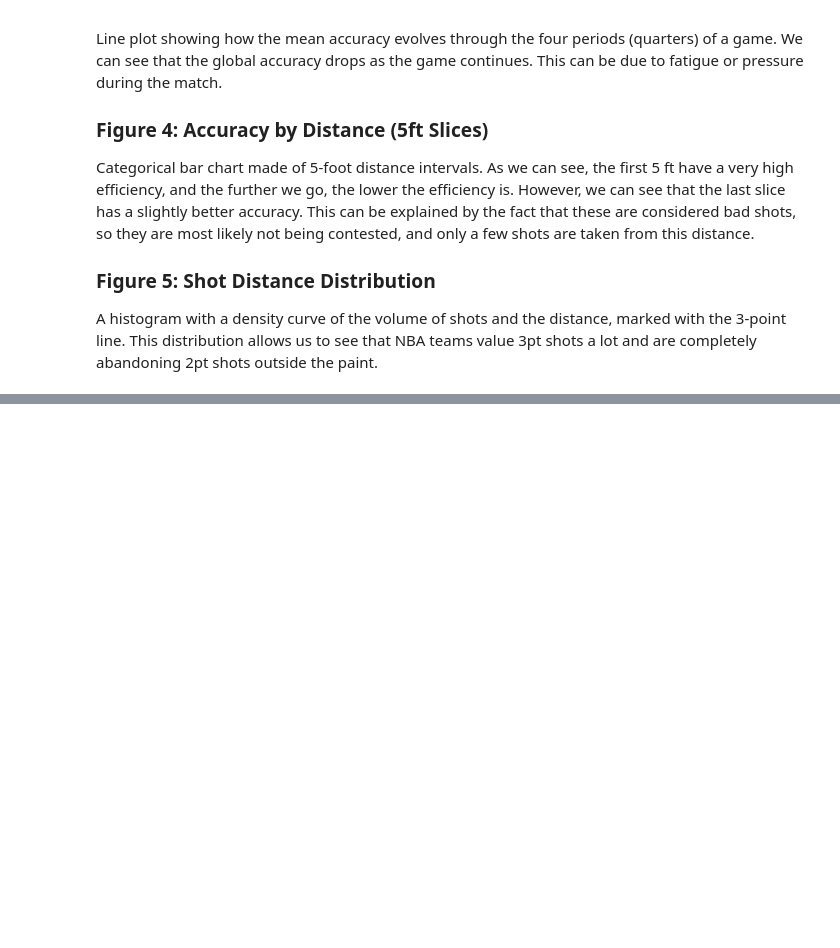
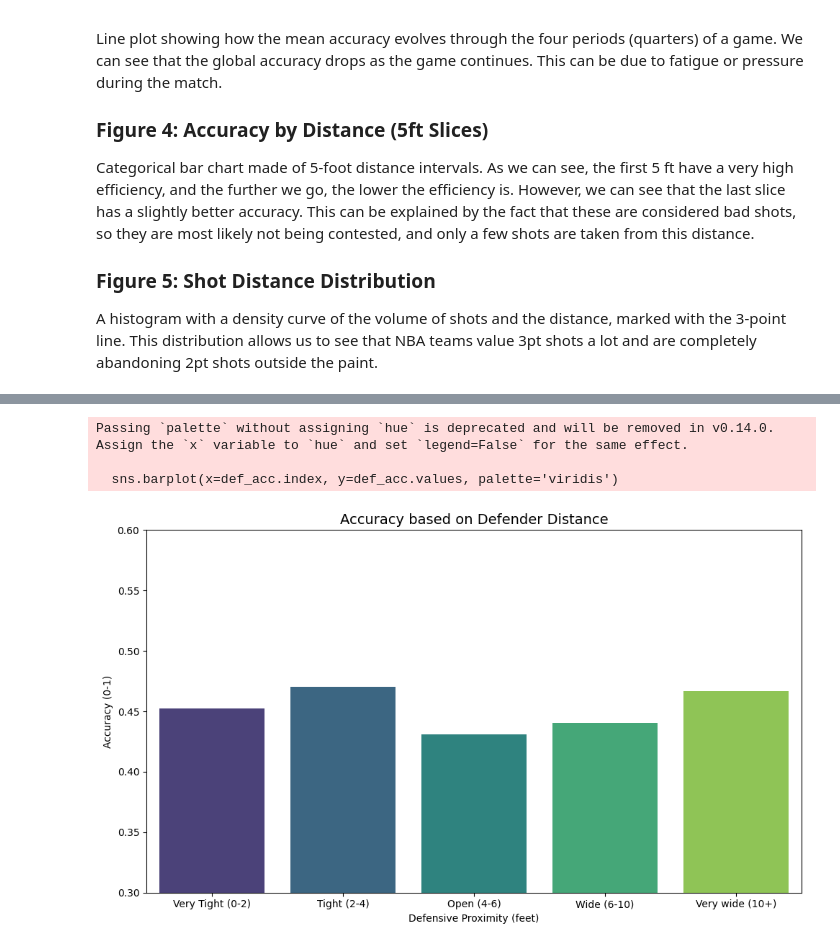
Before and after one commit to Emsamax/intro_data_science, a Jupyter notebook: project2nd_part/Martin_NERON_project2.ipynb, the cells around one changed output, grey strips where cells are left out. Saved outputs shown, nothing was run; the diff lists cells and outputs as text; code cells hidden in the pictures; blank space fills up the shorter version.

```diff
--- a/project2nd_part/Martin_NERON_project2.ipynb
+++ b/project2nd_part/Martin_NERON_project2.ipynb
@@ -306,0 +418,26 @@ plt.show()
+# %%
+# Defensive distance intervals
+bins_def = [0, 2, 4, 6, 10, 20]
+labels_def = ['Very Tight (0-2)', 'Tight (2-4)', 'Open (4-6)', 'Wide (6-10)', 'Very wide (10+)']
+
+# Segmentation
+df_analysis['DEF_DIST_BIN'] = pd.cut(df_analysis['CLOSE_DEF_DIST'], bins=bins_def, labels=labels_def)
+
+# Average pass mark
+def_acc = df_analysis.groupby('DEF_DIST_BIN')['SHOT_RESULT_BIN'].mean()
+
+plt.figure(figsize=(10, 6))
+sns.barplot(x=def_acc.index, y=def_acc.values, palette='viridis')
+
+plt.title('Accuracy based on Defender Distance', fontsize=14)
+plt.xlabel('Defensive Proximity (feet)')
+plt.ylabel('Accuracy (0-1)')
+plt.ylim(0.3, 0.6)
+
+plt.tight_layout()
+plt.show()
+# %% [output]
+Passing `palette` without assigning `hue` is deprecated and will be removed in v0.14.0. Assign the `x` variable to `hue` and set `legend=False` for the same effect.
+
+  sns.barplot(x=def_acc.index, y=def_acc.values, palette='viridis')
+[figure, added]
```
Also changed, not shown: parts of 3 cells of this notebook.
